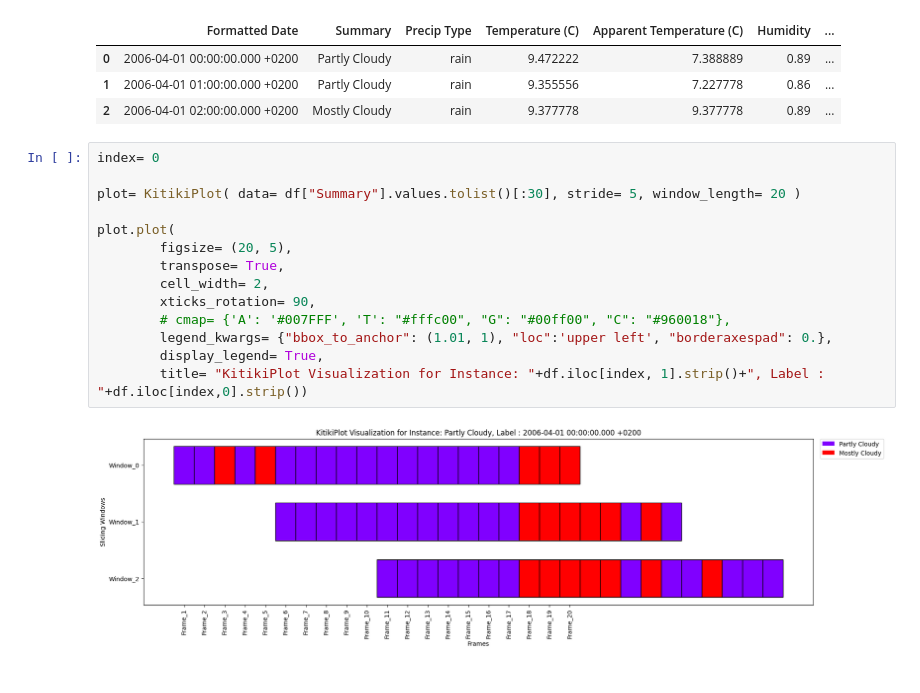
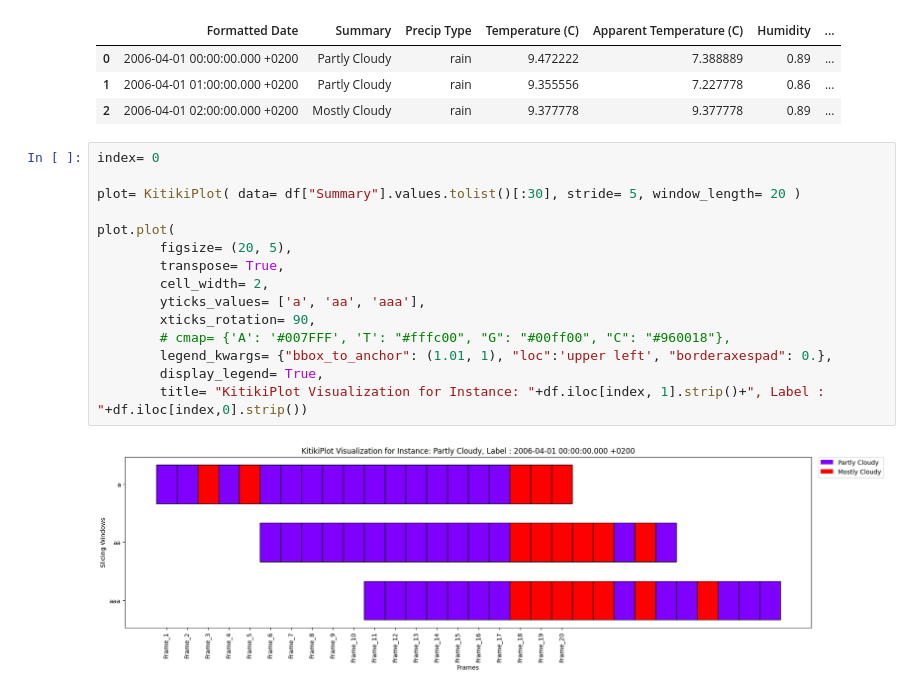
Before and after one commit to BodduSriPavan-111/kitikiplot, a Jupyter notebook: examples/Weather_Pattern_Analysis.ipynb, the cells around one changed output. Saved outputs shown, nothing was run; the diff lists cells and outputs as text.

Commit message:
feat: added-custom-x-y-ticks-values

```diff
--- a/examples/Weather_Pattern_Analysis.ipynb
+++ b/examples/Weather_Pattern_Analysis.ipynb
@@ -22,16 +22,17 @@ Shape:  (100, 12)
 # %%
 index= 0
 
 plot= KitikiPlot( data= df["Summary"].values.tolist()[:30], stride= 5, window_length= 20 )
 
 plot.plot(
         figsize= (20, 5),
         transpose= True,
         cell_width= 2,
+        yticks_values= ['a', 'aa', 'aaa'],
         xticks_rotation= 90,
         # cmap= {'A': '#007FFF', 'T': "#fffc00", "G": "#00ff00", "C": "#960018"},
         legend_kwargs= {"bbox_to_anchor": (1.01, 1), "loc":'upper left', "borderaxespad": 0.},
         display_legend= True,
         title= "KitikiPlot Visualization for Instance: "+df.iloc[index, 1].strip()+", Label : "+df.iloc[index,0].strip())
 # %% [output]
-[figure, old version]
+[figure, new version]
```
Also changed, not shown: 2 other files.
